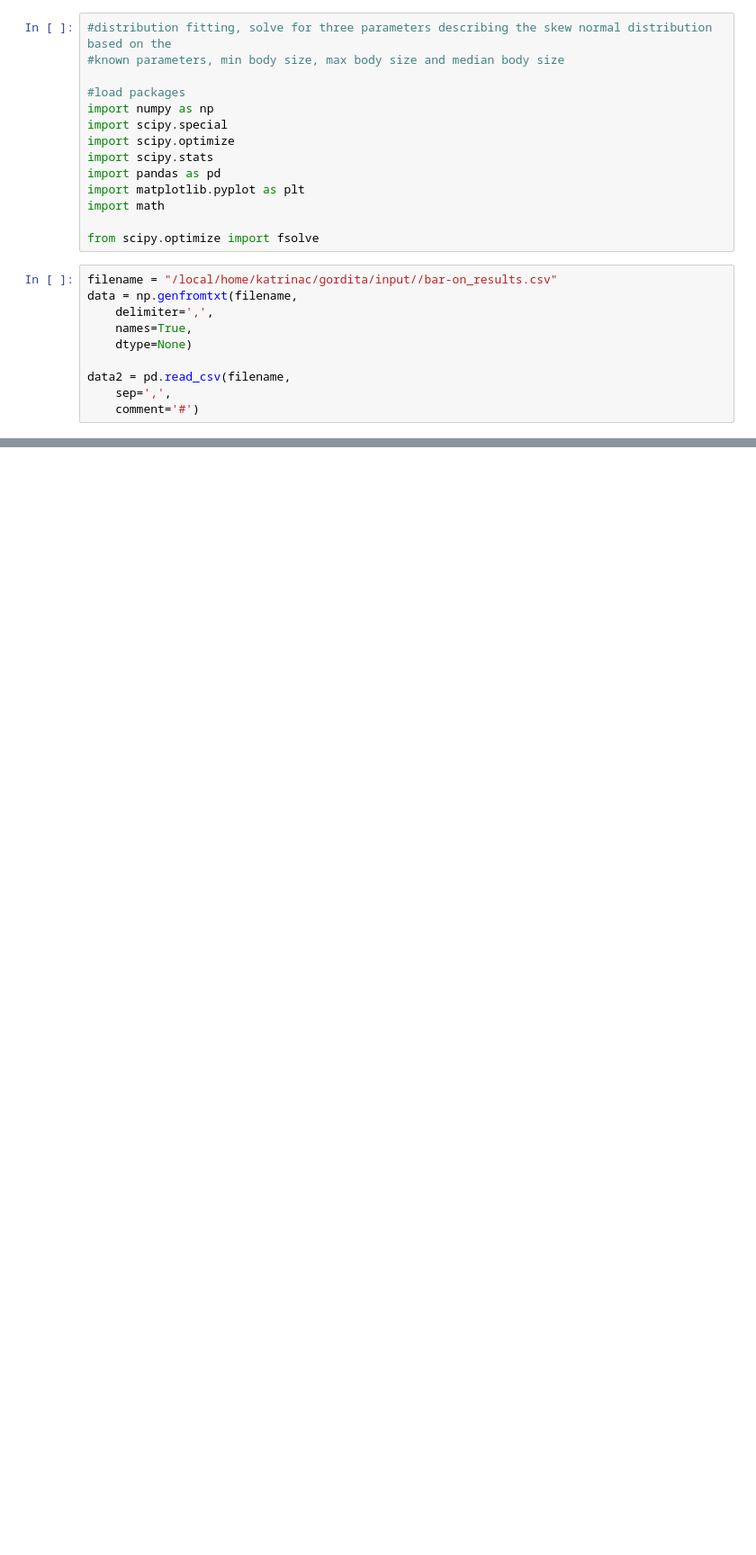
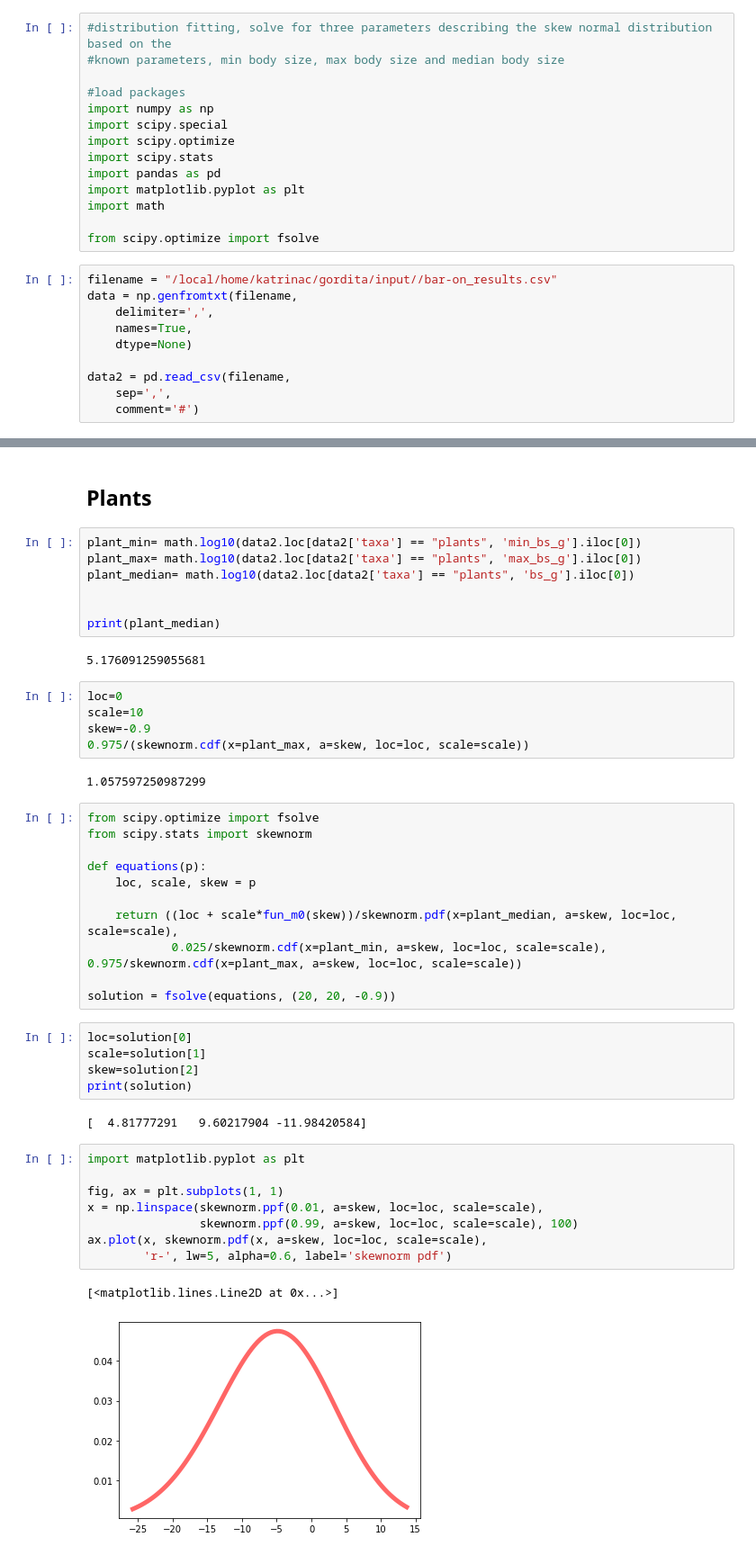
Before and after one commit to katcatalano/gordita, a Jupyter notebook: distribution_fitting_2.0.ipynb, the cells around one changed output, grey strips where cells are left out. Shown at 90% size. Cells and saved outputs as stored; diff of their text form; blank space fills up the shorter version.

Commit message:
intial solve for skew, doesn't look quite right, upload and send to Ed.

```diff
--- a/distribution_fitting_2.0.ipynb
+++ b/distribution_fitting_2.0.ipynb
@@ -131,0 +68,47 @@ print(var)
+# %% [markdown]
+## Plants
+# %%
+plant_min= math.log10(data2.loc[data2['taxa'] == "plants", 'min_bs_g'].iloc[0])
+plant_max= math.log10(data2.loc[data2['taxa'] == "plants", 'max_bs_g'].iloc[0])
+plant_median= math.log10(data2.loc[data2['taxa'] == "plants", 'bs_g'].iloc[0])
+
+
+print(plant_median)
+# %% [output]
+5.176091259055681
+# %%
+loc=0
+scale=10
+skew=-0.9
+0.975/(skewnorm.cdf(x=plant_max, a=skew, loc=loc, scale=scale))
+# %% [output]
+1.057597250987299
+# %%
+from scipy.optimize import fsolve
+from scipy.stats import skewnorm
+
+def equations(p):
+    loc, scale, skew = p
+
+    return ((loc + scale*fun_m0(skew))/skewnorm.pdf(x=plant_median, a=skew, loc=loc, scale=scale),
+            0.025/skewnorm.cdf(x=plant_min, a=skew, loc=loc, scale=scale), 0.975/skewnorm.cdf(x=plant_max, a=skew, loc=loc, scale=scale))
+
+solution = fsolve(equations, (20, 20, -0.9))
+# %%
+loc=solution[0]
+scale=solution[1]
+skew=solution[2]
+print(solution)
+# %% [output]
+[  4.81777291   9.60217904 -11.98420584]
+# %%
+import matplotlib.pyplot as plt
+
+fig, ax = plt.subplots(1, 1)
+x = np.linspace(skewnorm.ppf(0.01, a=skew, loc=loc, scale=scale),
+                skewnorm.ppf(0.99, a=skew, loc=loc, scale=scale), 100)
+ax.plot(x, skewnorm.pdf(x, a=skew, loc=loc, scale=scale),
+        'r-', lw=5, alpha=0.6, label='skewnorm pdf')
+# %% [output]
+[<matplotlib.lines.Line2D at 0x...>]
+[figure, added]
```
Also changed, not shown: parts of 40 cells of this notebook, 1 other file.
